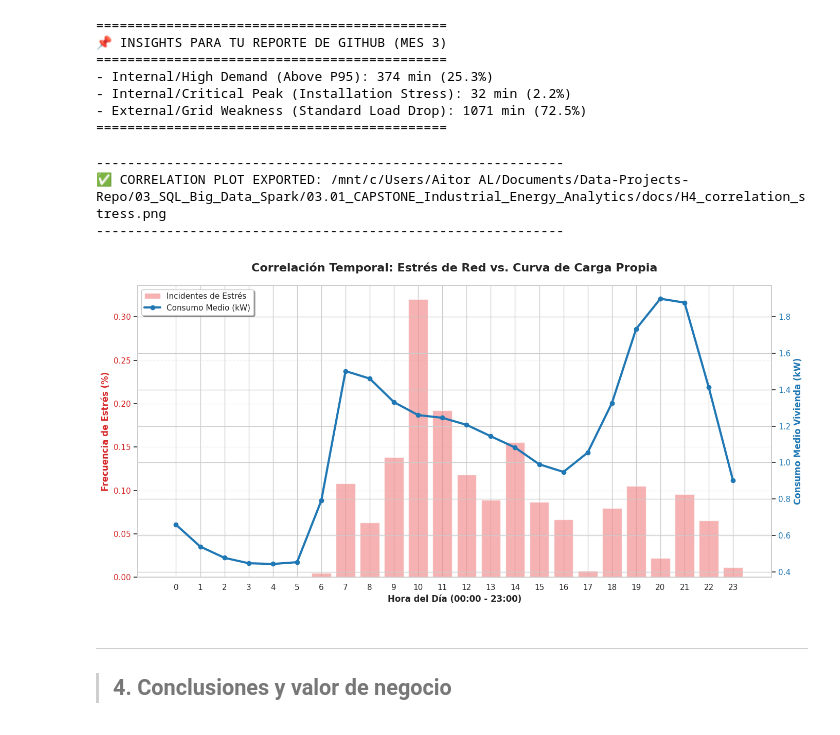
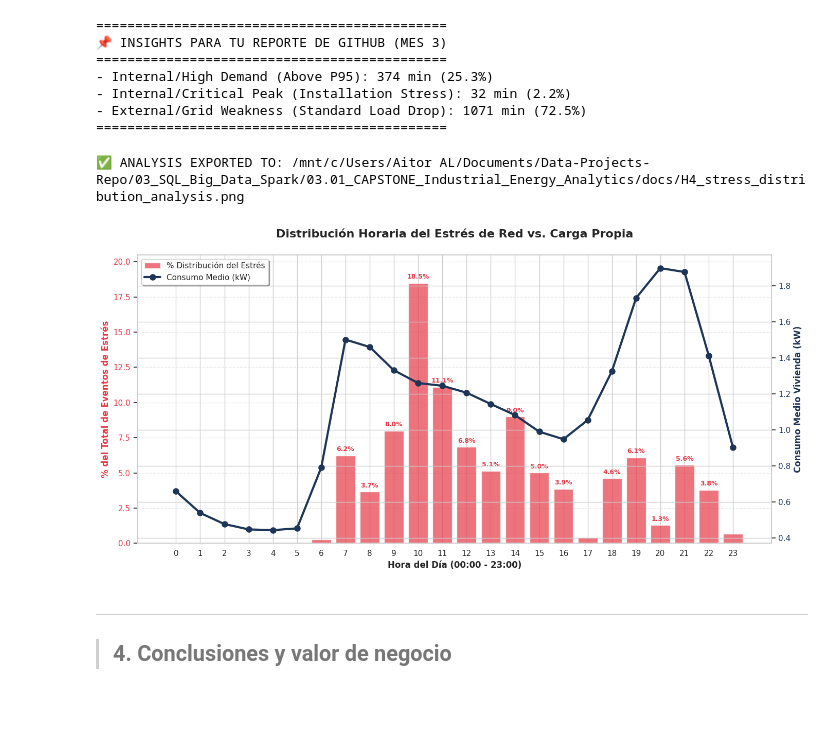
Before and after one commit to aitor-industrial-data/Data-Projects-Repo, a Jupyter notebook: 03_SQL_Big_Data_Spark/03.01_CAPSTONE_Industrial_Energy_Analytics/notebooks/01_EDA_Electric_Data.ipynb, the cells around one changed output. Saved outputs shown, nothing was run; the diff lists cells and outputs as text; code cells hidden in the pictures.

```diff
--- a/03_SQL_Big_Data_Spark/03.01_CAPSTONE_Industrial_Energy_Analytics/notebooks/01_EDA_Electric_Data.ipynb
+++ b/03_SQL_Big_Data_Spark/03.01_CAPSTONE_Industrial_Energy_Analytics/notebooks/01_EDA_Electric_Data.ipynb
@@ -2771,77 +2770,79 @@ print("="*45)
 =============================================
 # %%
 # ==============================================================================
-# H4 CORRELATION ANALYSIS: GRID STRESS vs. HOUSEHOLD CONSUMPTION
+# H4 CORRELATION ANALYSIS (REVISADO): DISTRIBUCIÓN DEL ESTRÉS
 # ==============================================================================
-# Objetivo: Visualizar la relación temporal entre los picos de demanda interna
-# y los eventos de inestabilidad tensional (Stress) para detectar patrones.
-
 import matplotlib.pyplot as plt
 import os
-from pyspark.sql.functions import hour, col, avg
+from pyspark.sql.functions import hour, col, sum as _sum, avg
 
-# --- STEP 1: HOURLY AGGREGATION (BIG DATA TO PANDAS) ---
-hourly_stats = H4_Validation_Report.groupBy(hour("Full_Timestamp").alias("hour")) \
+# --- STEP 1: AGGREGATION & RELATIVE DISTRIBUTION ---
+# Agregamos por hora sumando los minutos reales de estrés
+hourly_data = H4_Validation_Report.groupBy(hour("Full_Timestamp").alias("hour")) \
     .agg(
-        avg(col("is_stress_zone")).alias("stress_ratio"),
+        _sum(col("is_stress_zone")).alias("minutos_estres"),
         avg(col("power_kw")).alias("avg_consumption_kw")
     ) \
     .orderBy("hour") \
     .toPandas()
 
-# Normalizamos para visualización
-hourly_stats['stress_score'] = hourly_stats['stress_ratio'] * 100
+# CALCULAMOS EL % SOBRE EL TOTAL DE MOMENTOS DE ESTRÉS (1477 min)
+total_stress_min = hourly_data['minutos_estres'].sum()
+hourly_data['stress_dist_pct'] = (hourly_data['minutos_estres'] / total_stress_min) * 100
 
 # --- STEP 2: DUAL-AXIS PLOT CONFIGURATION ---
 fig, ax1 = plt.subplots(figsize=(14, 7))
 
-# PRIMARY EAXIS (Left): Stress Events (Bars)
-color_bars = 'lightcoral'
+# PRIMARY AXIS (Left): Stress Distribution (%)
+color_bars = '#e63946' # Un rojo más profesional
 ax1.set_xlabel('Hora del Día (00:00 - 23:00)', fontsize=12, fontweight='bold')
-ax1.set_ylabel('Frecuencia de Estrés (%)', color='tab:red', fontsize=12, fontweight='bold')
-ax1.bar(hourly_stats['hour'], hourly_stats['stress_score'],
-        color=color_bars, alpha=0.6, label='Incidentes de Estrés')
-ax1.tick_params(axis='y', labelcolor='tab:red')
+ax1.set_ylabel('% del Total de Eventos de Estrés', color=color_bars, fontsize=12, fontweight='bold')
+bars = ax1.bar(hourly_data['hour'], hourly_data['stress_dist_pct'],
+               color=color_bars, alpha=0.7, label='% Distribución del Estrés')
+ax1.tick_params(axis='y', labelcolor=color_bars)
 ax1.set_xticks(range(0, 24))
+ax1.set_ylim(0, hourly_data['stress_dist_pct'].max() + 2) # Margen arriba
 
 # SECONDARY AXIS (Right): Average Consumption (Line)
 ax2 = ax1.twinx()
-color_line = 'tab:blue'
+color_line = '#1d3557' # Azul oscuro para contraste
 ax2.set_ylabel('Consumo Medio Vivienda (kW)', color=color_line, fontsize=12, fontweight='bold')
-ax2.plot(hourly_stats['hour'], hourly_stats['avg_consumption_kw'],
-         color=color_line, marker='o', linewidth=3, label='Consumo Medio (kW)')
+ax2.plot(hourly_data['hour'], hourly_data['avg_consumption_kw'],
+         color=color_line, marker='o', markersize=8, linewidth=3, label='Consumo Medio (kW)')
 ax2.tick_params(axis='y', labelcolor=color_line)
 
 # --- STEP 3: ESTHETICS & LEGEND ---
-plt.title('Correlación Temporal: Estrés de Red vs. Curva de Carga Propia',
-          fontsize=16, fontweight='bold', pad=20)
-ax1.grid(axis='y', linestyle='--', alpha=0.3)
+plt.title('Distribución Horaria del Estrés de Red vs. Carga Propia',
+          fontsize=16, fontweight='bold', pad=25)
+ax1.grid(axis='y', linestyle='--', alpha=0.4)
 
-# Merge legends from both axes
+# Añadir etiquetas de valor sobre las barras principales para mayor claridad
+for bar in bars:
+    height = bar.get_height()
+    if height > 1: # Solo mostrar si es significativo
+        ax1.text(bar.get_x() + bar.get_width()/2., height + 0.2,
+                f'{height:.1f}%', ha='center', va='bottom', fontsize=9, fontweight='bold', color=color_bars)
+
+# Merge legends
 lines, labels = ax1.get_legend_handles_labels()
 lines2, labels2 = ax2.get_legend_handles_labels()
 ax2.legend(lines + lines2, labels + labels2, loc='upper left', frameon=True, shadow=True)
 
 plt.tight_layout()
 
-# --- STEP 4: AUTOMATED EXPORT (MEDION SYSTEM) ---
+# --- STEP 4: EXPORT (English path as requested) ---
 win_user = os.popen("cmd.exe /c echo %USERNAME%").read().strip()
 base_path = f"/mnt/c/Users/{win_user}/Documents/Data-Projects-Repo/03_SQL_Big_Data_Spark/03.01_CAPSTONE_Industrial_Energy_Analytics"
-plot_path = os.path.join(base_path, "docs", "H4_correlation_stress.png")
+plot_path = os.path.join(base_path, "docs", "H4_stress_distribution_analysis.png")
 
 os.makedirs(os.path.dirname(plot_path), exist_ok=True)
 plt.savefig(plot_path, dpi=300, bbox_inches='tight')
 
-print("-" * 60)
-print(f"✅ CORRELATION PLOT EXPORTED: {plot_path}")
-print("-" * 60)
-
+print(f"✅ ANALYSIS EXPORTED TO: {plot_path}")
 plt.show()
 # %% [output]
-------------------------------------------------------------
-✅ CORRELATION PLOT EXPORTED: /mnt/c/Users/Aitor AL/Documents/Data-Projects-Repo/03_SQL_Big_Data_Spark/03.01_CAPSTONE_Industrial_Energy_Analytics/docs/H4_correlation_stress.png
-------------------------------------------------------------
+✅ ANALYSIS EXPORTED TO: /mnt/c/Users/Aitor AL/Documents/Data-Projects-Repo/03_SQL_Big_Data_Spark/03.01_CAPSTONE_Industrial_Energy_Analytics/docs/H4_stress_distribution_analysis.png
-[figure, old version]
+[figure, new version]
 # %% [markdown]
 ---
 >## 4. Conclusiones y valor de negocio
```
Also changed, not shown: parts of 24 cells of this notebook, 1 other file.
